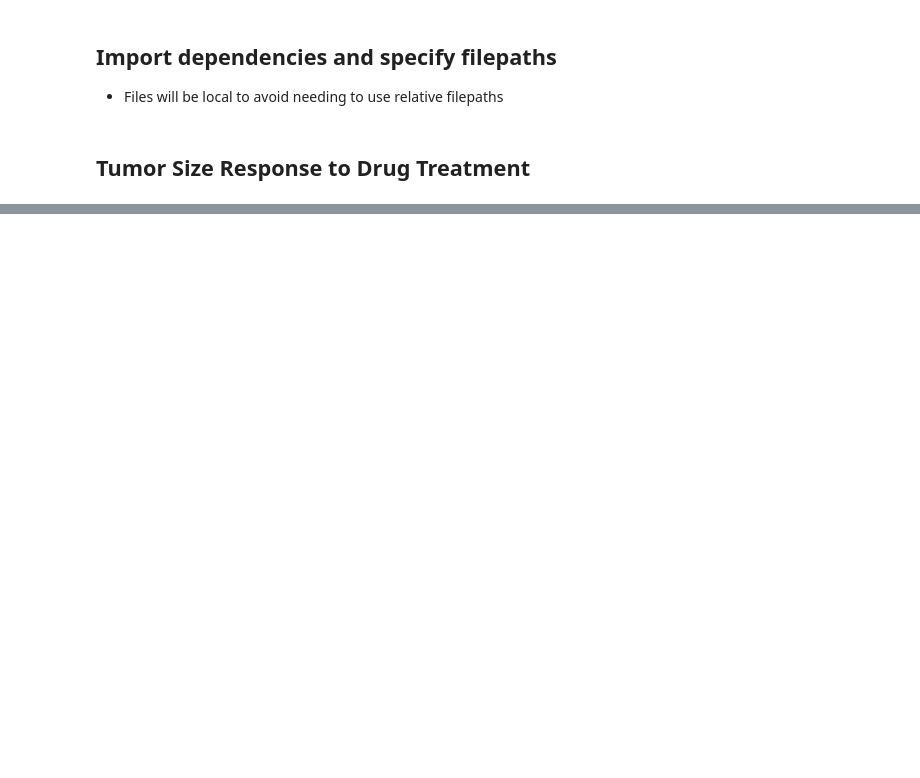
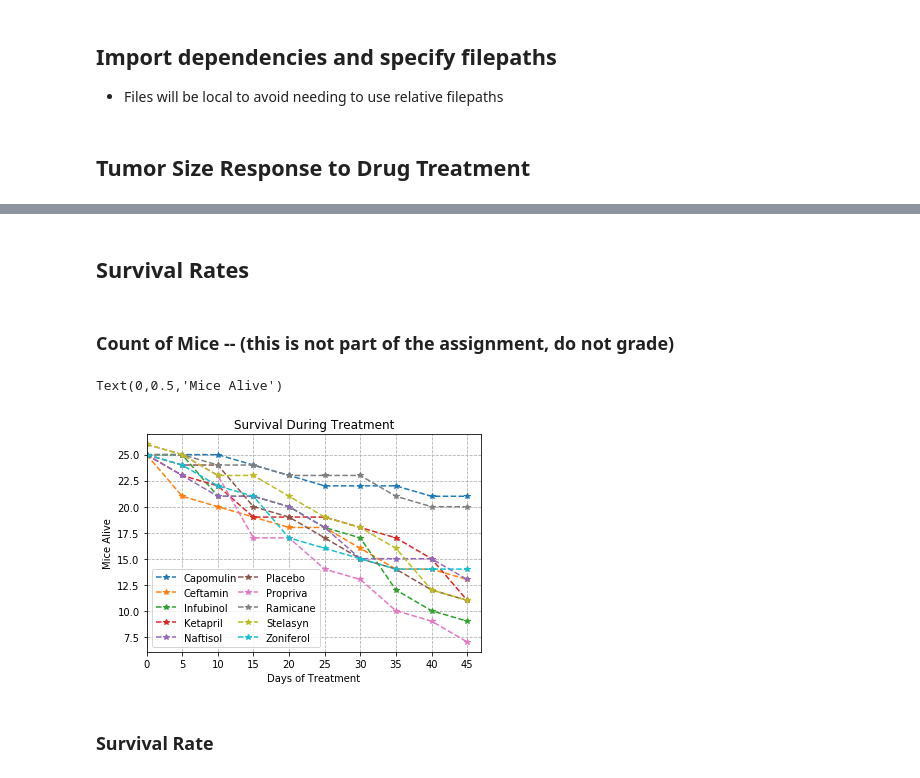
Before and after one commit to mgstewart/MatPlotLib-HW, a Jupyter notebook: Pymaceuticals.ipynb, the cells around one changed output, grey strips where cells are left out. Cells and saved outputs as stored; diff of their text form; code cells hidden in the pictures; blank space fills up the shorter version.

```diff
--- a/Pymaceuticals.ipynb
+++ b/Pymaceuticals.ipynb
@@ -59,0 +97,29 @@ Text(0.5,1,'Tumor Size Response to Treatment')
+# %% [markdown]
+## Survival Rates
+# %% [markdown]
+### Count of Mice -- (this is not part of the assignment, do not grade)
+# %%
+#Use groupby to groupby drug and timepoint
+datadf_groupby = datadf.groupby(['Drug','Timepoint'])
+#Use a count on 'Mouse ID' to return the number of mice at each timepoint
+mouse_counts = datadf_groupby['Mouse ID'].count()
+for i in list_of_drugs:
+    plt.errorbar(x=x_axis,y=mouse_counts[i],fmt='--*')
+#Format the plot for maximum readability, see comments for decision logic
+#Due to number of drugs, force multiple columns but still allow pyplot to best fit
+plt.legend(list_of_drugs,ncol=2,columnspacing=0.1)
+#Set x axis limits dynamically based on time points using list indices
+plt.xlim(x_axis[0],x_axis[-1]+2)
+#Enable gridlines for ease of value interpolation
+plt.grid(linestyle='dashed')
+#Force x ticks to be present at each member of the x_axis list
+plt.xticks(x_axis)
+#Set chart and axes titles
+plt.title('Survival During Treatment')
+plt.xlabel('Days of Treatment')
+plt.ylabel('Mice Alive')
+# %% [output]
+Text(0,0.5,'Mice Alive')
+[figure, added]
+# %% [markdown]
+### Survival Rate
```
Also changed, not shown: parts of 9 cells of this notebook, 8 other files.
